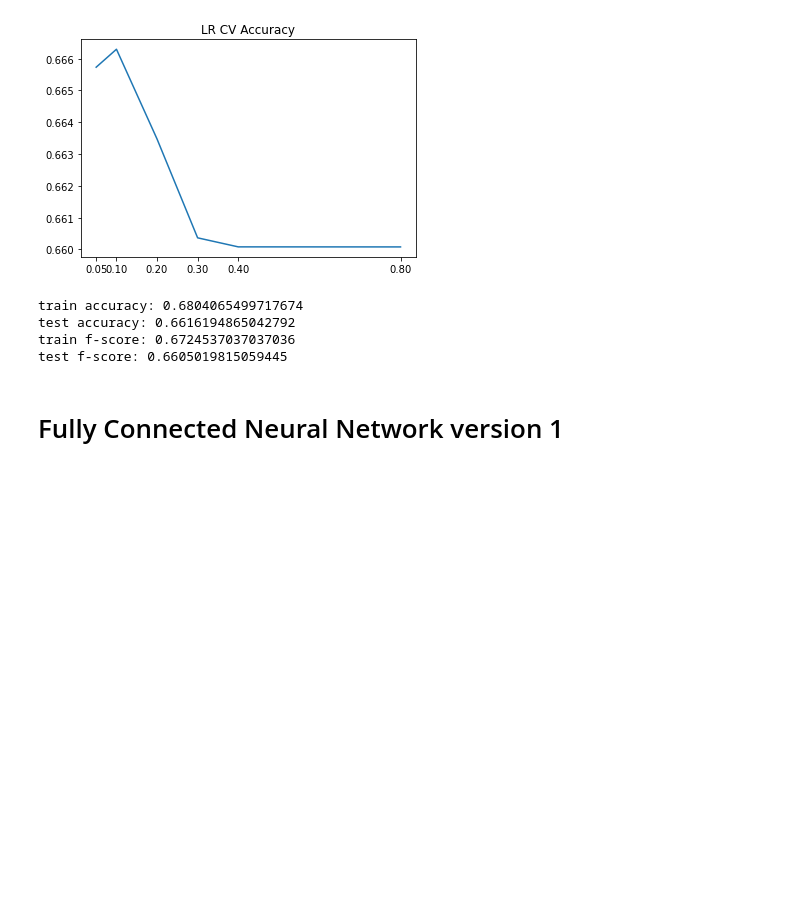
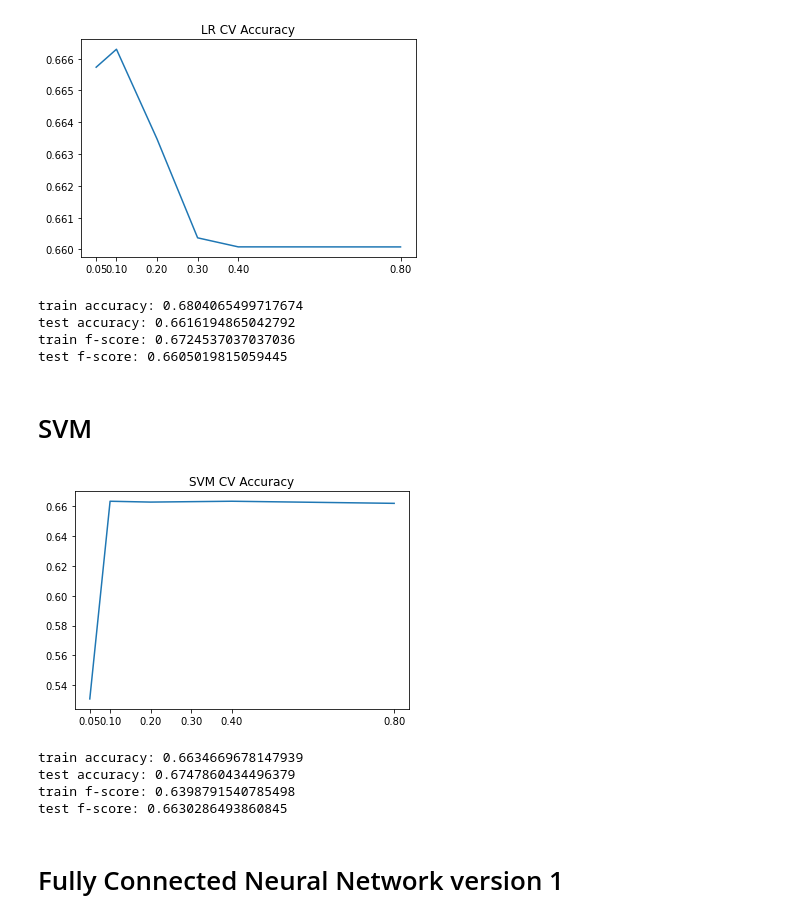
Before and after one commit to zycalice/securities-class-action, a Jupyter notebook: notebooks/train_models_dismissed_classification.ipynb, the cells around one changed output. Saved outputs shown, nothing was run; the diff lists cells and outputs as text; code cells hidden in the pictures; blank space fills up the shorter version.

```diff
--- a/notebooks/train_models_dismissed_classification.ipynb
+++ b/notebooks/train_models_dismissed_classification.ipynb
@@ -331,3 +331,5 @@ train accuracy: 0.6804065499717674
 test accuracy: 0.6616194865042792
 train f-score: 0.6724537037037036
 test f-score: 0.6605019815059445
+# %% [markdown]
+# SVM
@@ -334,3 +338,28 @@ test f-score: 0.6605019815059445
+# %%
+# cross validation
+def crossValidationSVM(X_train, y_train, hyperparameters, title):
+    scores = []
+    for h in hyperparameters:
+        model = svm.SVC(max_iter=20000, C=h)
+        scores.append(cross_val_score(estimator=model, X=X_train, y=y_train, cv=10).mean())
+
+    plt.plot(hyperparameters,scores)
+    plt.xticks(hyperparameters)
+    plt.title(title)
+    plt.show()
+    return scores
+# %%
+scoresSVM = crossValidationSVM(X_train, y_train.ravel(), [0.05, 0.1, 0.2, 0.3, 0.4, 0.8], "SVM CV Accuracy")
+# %% [output]
+[figure, added]
+# %%
+model = svm.SVC(max_iter=20000, C=0.1)
+svm_clf = modelEval(X_train, y_train.ravel(), X_test, y_test.ravel(), model, "svm")
+# %% [output]
+train accuracy: 0.6634669678147939
+test accuracy: 0.6747860434496379
+train f-score: 0.6398791540785498
+test f-score: 0.6630286493860845
 # %% [markdown]
 # Fully Connected Neural Network version 1
 # %%
```
Also changed, not shown: parts of 6 cells of this notebook, 1 other file.
